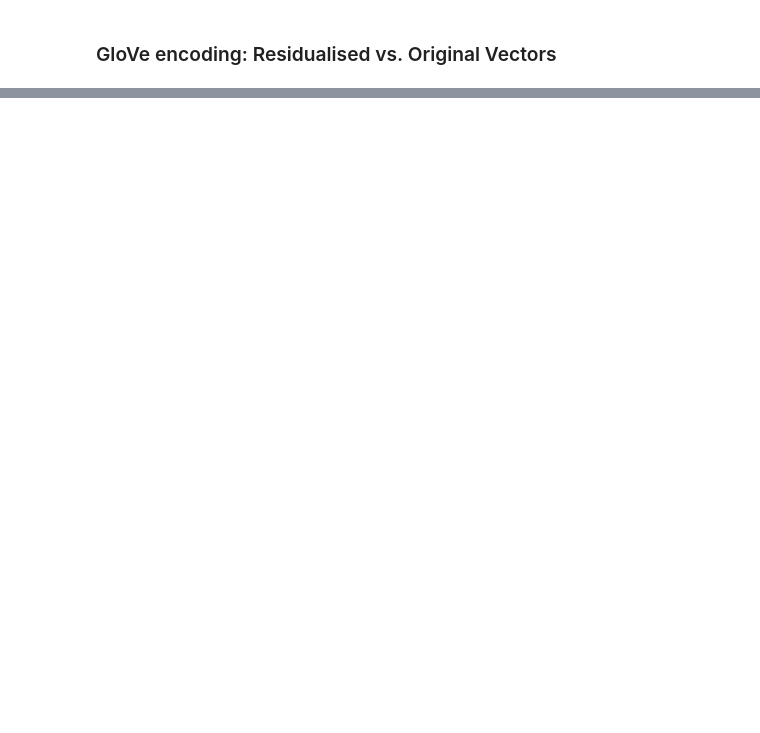
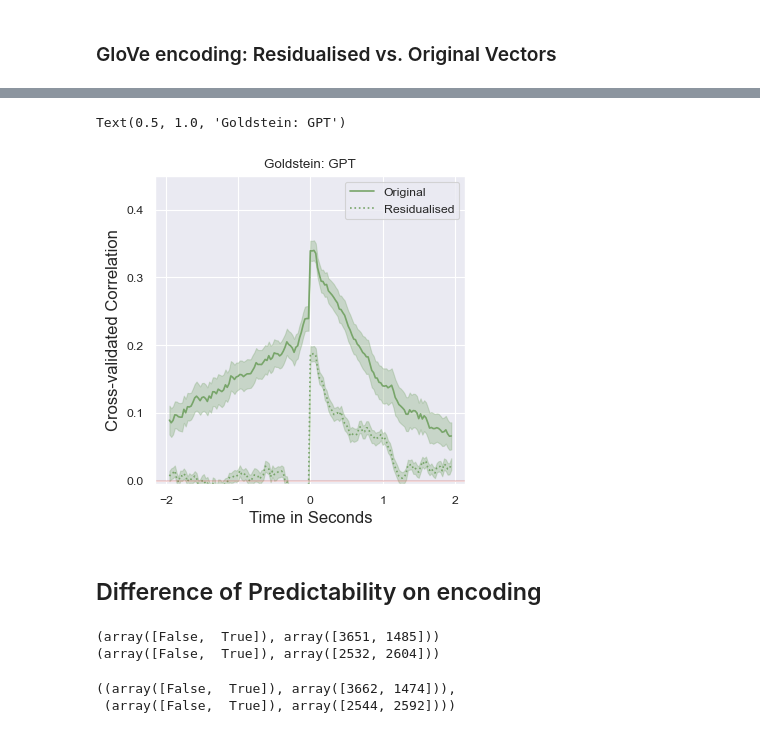
Before and after one commit to InesSchoenmann/Lingpred, a Jupyter notebook: notebooks_new/Audio_Encoding.ipynb, the cells around one changed output, grey strips where cells are left out. Saved outputs shown, nothing was run; the diff lists cells and outputs as text; code cells hidden in the pictures; blank space fills up the shorter version.

```diff
--- a/notebooks_new/Audio_Encoding.ipynb
+++ b/notebooks_new/Audio_Encoding.ipynb
@@ -304,0 +317,25 @@ ax1.axhline(c='indianred',  alpha=0.3)
+# %%
+# get model names
+models = ['GPT', 'GPT']
+labels = ['Original', 'Residualised']
+linestyles = {'Original': '-', 'Residualised': ':'}
+
+
+fig, (ax1) = plt.subplots(1, 1, figsize=(4, 4))
+
+for i, key in enumerate([encoding_GPT, encoding_GPT_residualised]):
+    ax1.plot(times_100, key.mean(axis=0).mean(axis=0), c=colours[models[i]], label=labels[i], linestyle=linestyles[labels[i]])
+    ax1.fill_between(times_100, lowerCI(reshape(key)),
+                                upperCI(reshape(key)), color=colours[models[i]], alpha=0.3)
+
+ax1.legend()
+ax1.set_ylim([-0.005, 0.45])
+ax1.set_xlabel('Time in Seconds', fontsize=12)
+ax1.set_ylabel('Cross-validated Correlation', fontsize=12)
+ax1.axhline(c='indianred',  alpha=0.3)
+ax1.set_title(dataset+': ' + models[0])
+# %% [output]
+Text(0.5, 1.0, 'Goldstein: GPT')
+[figure, added]
+# %% [markdown]
+## Difference of Predictability on encoding
@@ -304,0 +344,18 @@ ax1.axhline(c='indianred',  alpha=0.3)
+# %%
+df = pd.read_csv('../Goldstein_gpt_features/transcript_data_gpt.txt',
+                            sep='\t',
+                            index_col='Unnamed: 0')
+# first we only want to keep the word-initial token of a word:
+mask_first = df["word_idx"] != df["word_idx"].shift(1)
+df_first   = df[mask_first]
+
+is_top_1     = [x < 1 for x in df_first['rank']] # rank 0 is the Top-1 prediction
+is_not_top_1 = [not x for x in is_top_1]
+is_top_5     = [x < 5 for x in df_first['rank']] # rank 4 is the Top-5 prediction
+is_not_top_5 = [not x for x in is_top_5]
+
+print(np.unique(is_top_1, return_counts=True))
+print(np.unique(is_top_5, return_counts=True))
+# %% [output]
+(array([False,  True]), array([3651, 1485]))
+(array([False,  True]), array([2532, 2604]))
@@ -304,0 +369,6 @@ ax1.axhline(c='indianred',  alpha=0.3)
+# %%
+len(mask_all_zero[mask_first])
+np.unique(mask_all_zero[mask_first], return_counts=True), np.unique(mask_all_less_5[mask_first], return_counts=True)
+# %% [output]
+((array([False,  True]), array([3662, 1474])),
+ (array([False,  True]), array([2544, 2592])))
```
Also changed, not shown: parts of 31 cells of this notebook, 18 other files.
